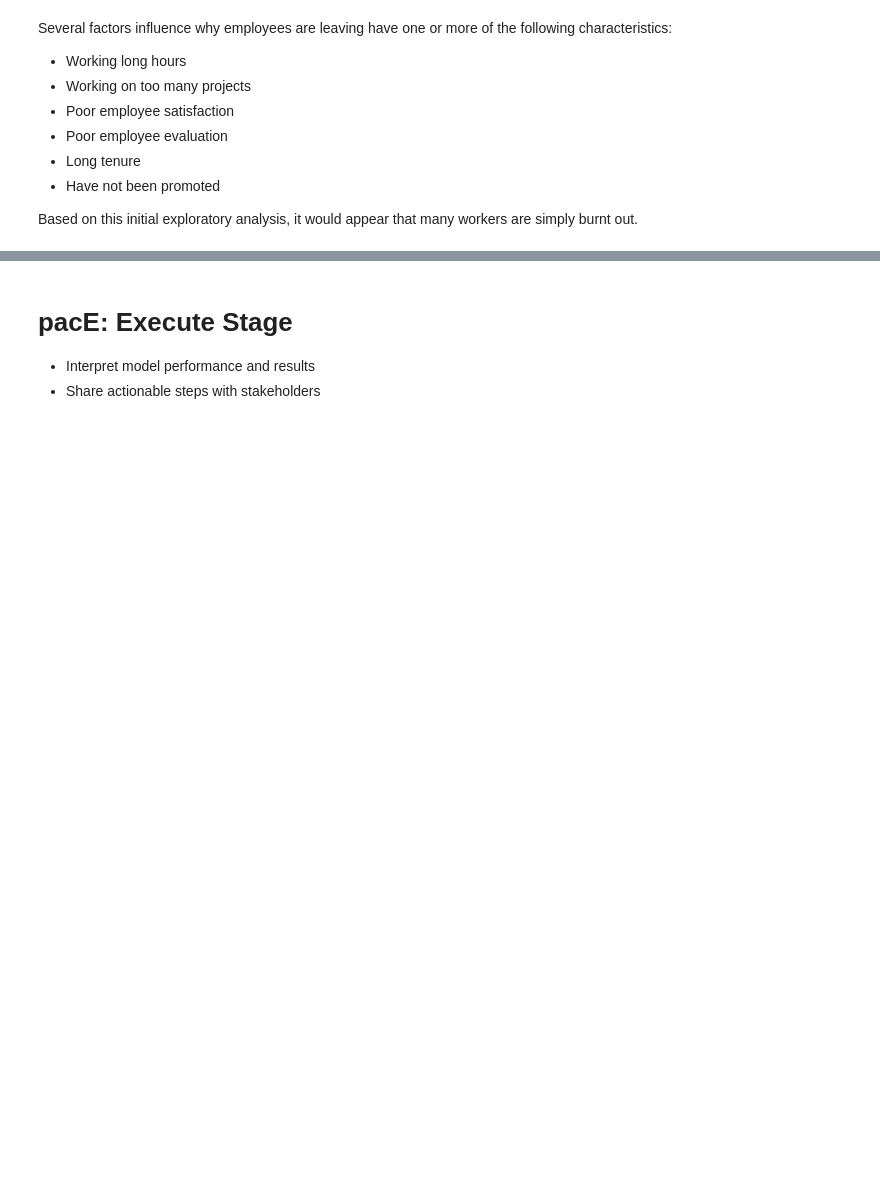
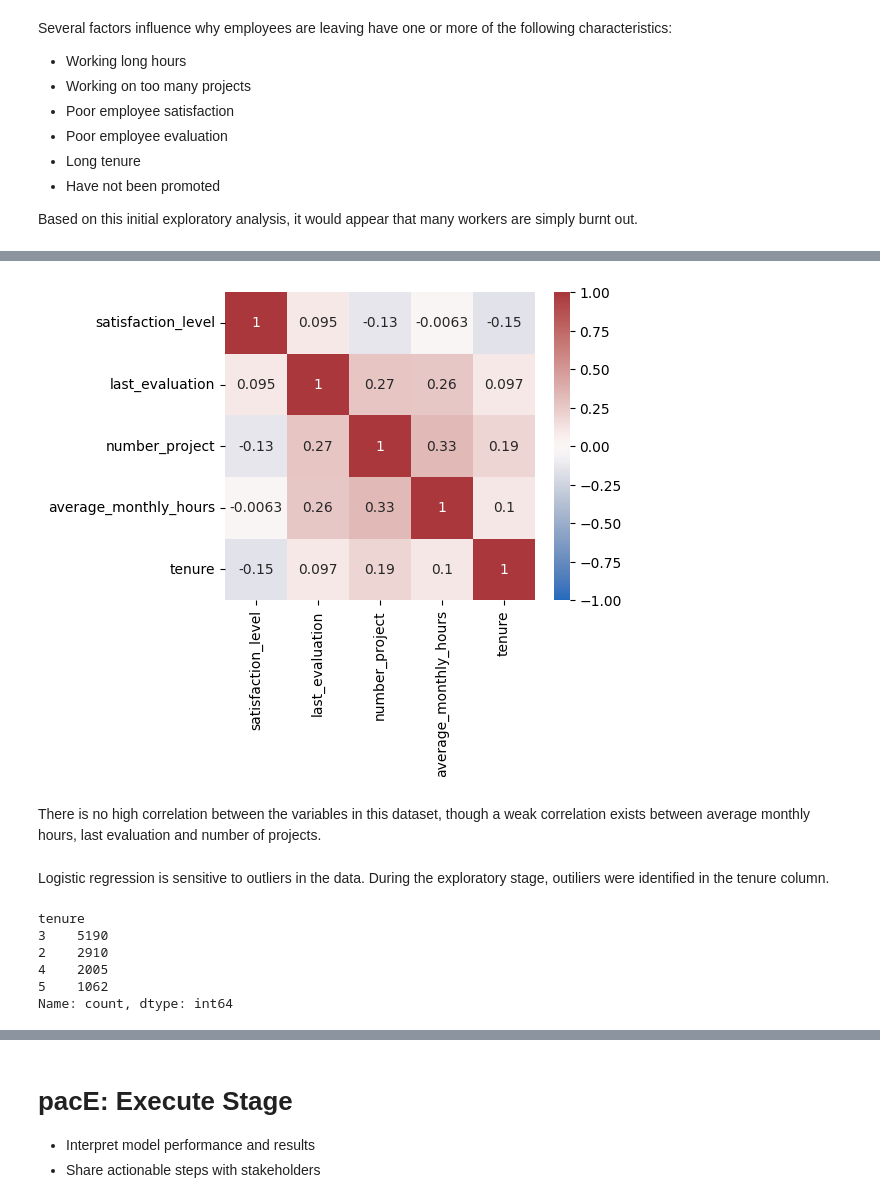
Before and after one commit to dianario/google_capstone_salifort_motors_analytics, a Jupyter notebook: course_7_salifort_motors_project_lab.ipynb, the cells around one changed output, grey strips where cells are left out. Drawn from its saved outputs; the diff is of its cells as text; code cells hidden in the pictures; blank space fills up the shorter version.

```diff
--- a/course_7_salifort_motors_project_lab.ipynb
+++ b/course_7_salifort_motors_project_lab.ipynb
@@ -732,0 +742,12 @@ Add as many cells as you need to conduct the modeling process.
+# %%
+# Copy the dataframe to encode data:
+df1_enc = df1.copy()
+
+# Encode ordinal salary variable:
+df1_enc['salary'] = (
+     df1_enc['salary'].astype('category')
+     .cat.set_categories(["low", "medium", "high"])
+     .cat.codes
+)
+
+df1_enc['salary'].value_counts()
@@ -732,0 +760,4 @@ Add as many cells as you need to conduct the modeling process.
+# %%
+# Encode department variable
+df1_enc = pd.get_dummies(df1_enc, dtype=int, drop_first=False)
+df1_enc.head()
@@ -732,0 +771,32 @@ Add as many cells as you need to conduct the modeling process.
+# %%
+# Re-test for multicolinearity
+plt.figure(figsize=(5,4))
+heatmap1 = sns.heatmap(data=df1_enc[['satisfaction_level', 'last_evaluation', 'number_project', 'average_monthly_hours', 'tenure']].corr(), annot=True,
+                       vmin=-1,
+                       vmax=1,
+                       cmap=sns.color_palette("vlag", as_cmap=True))
+# %% [output]
+[figure, added]
+# %% [markdown]
+There is no high correlation between the variables in this dataset, though a weak correlation exists between average monthly hours, last evaluation and number of projects.
+# %% [markdown]
+Logistic regression is sensitive to outliers in the data. During the exploratory stage, outiliers were identified in the tenure column.
+# %%
+# Remove outliers from  tenure column and verify
+
+df1_logreg = df1_enc.copy()
+
+q1 = df1_logreg['tenure'].quantile(0.25)
+q3 = df1_logreg['tenure'].quantile(0.75)
+iqr = q3 - q1
+lower_limit = q1 - 1.5*iqr
+upper_limit = q3 + 1.5*iqr
+df1_logreg = df1_logreg[(df1_logreg['tenure'] >= lower_limit) & (df1_logreg['tenure'] < upper_limit)]
+df1_logreg['tenure'].value_counts()
+# %% [output]
+tenure
+3    5190
+2    2910
+4    2005
+5    1062
+Name: count, dtype: int64
```
Also changed, not shown: parts of 45 cells of this notebook.
